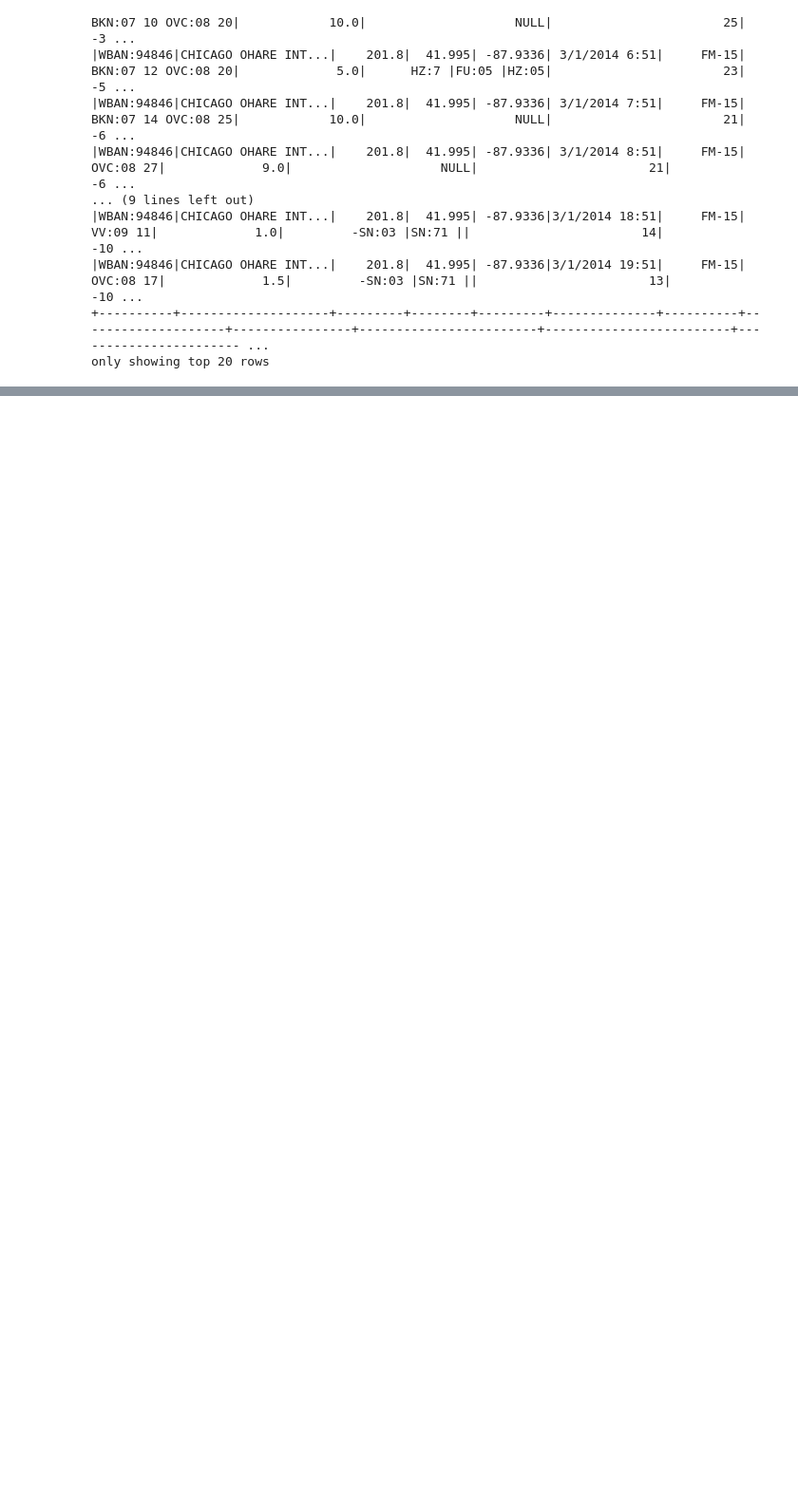
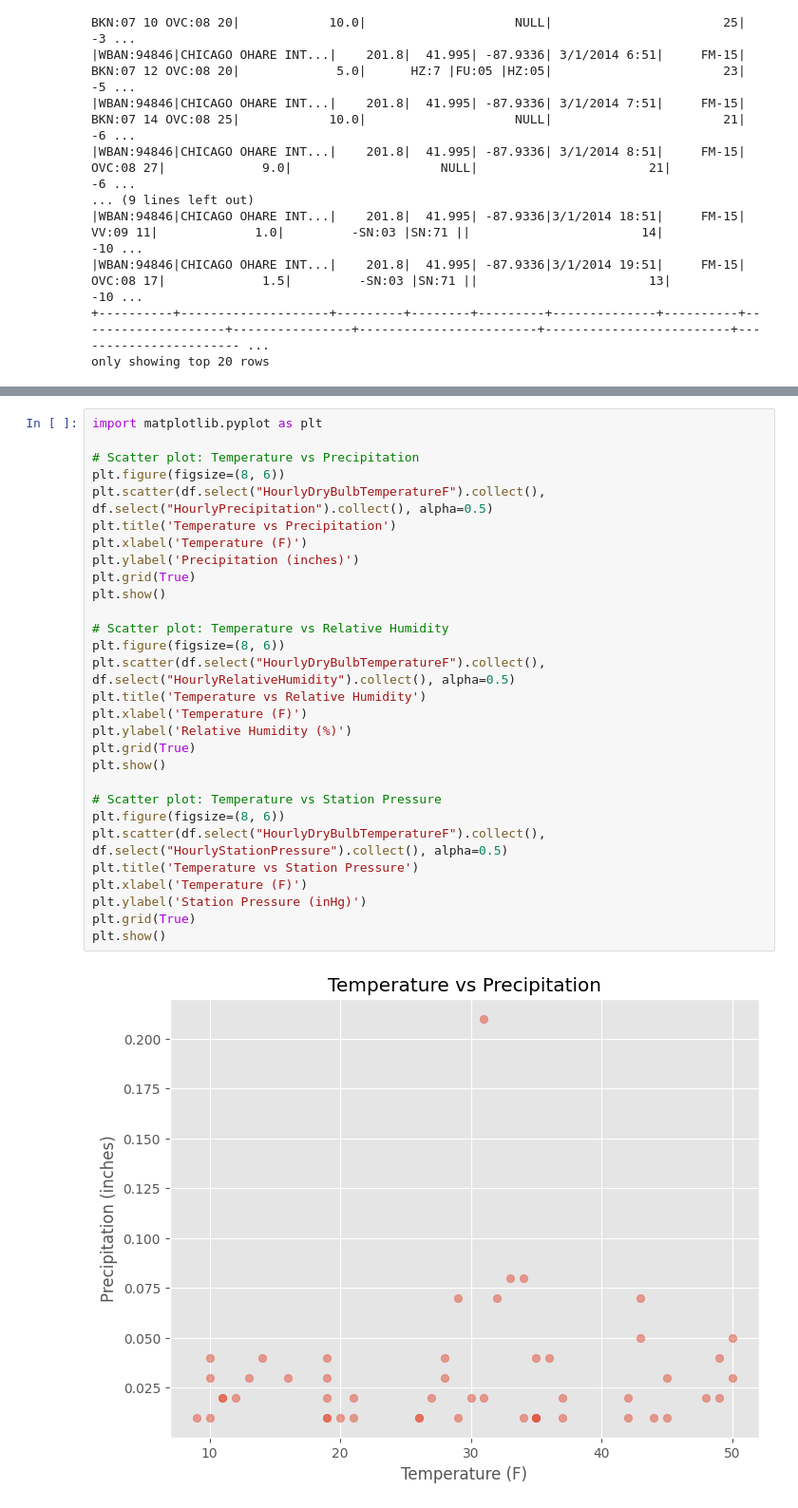
Before and after one commit to poojab2813/603-project, a Jupyter notebook: 603_project.ipynb, the cells around one changed output, grey strips where cells are left out. Shown at 95% size. Drawn from its saved outputs; the diff is of its cells as text; blank space fills up the shorter version.

```diff
--- a/603_project.ipynb
+++ b/603_project.ipynb
@@ -119,0 +164,31 @@ only showing top 20 rows
+# %%
+import matplotlib.pyplot as plt
+
+# Scatter plot: Temperature vs Precipitation
+plt.figure(figsize=(8, 6))
+plt.scatter(df.select("HourlyDryBulbTemperatureF").collect(), df.select("HourlyPrecipitation").collect(), alpha=0.5)
+plt.title('Temperature vs Precipitation')
+plt.xlabel('Temperature (F)')
+plt.ylabel('Precipitation (inches)')
+plt.grid(True)
+plt.show()
+
+# Scatter plot: Temperature vs Relative Humidity
+plt.figure(figsize=(8, 6))
+plt.scatter(df.select("HourlyDryBulbTemperatureF").collect(), df.select("HourlyRelativeHumidity").collect(), alpha=0.5)
+plt.title('Temperature vs Relative Humidity')
+plt.xlabel('Temperature (F)')
+plt.ylabel('Relative Humidity (%)')
+plt.grid(True)
+plt.show()
+
+# Scatter plot: Temperature vs Station Pressure
+plt.figure(figsize=(8, 6))
+plt.scatter(df.select("HourlyDryBulbTemperatureF").collect(), df.select("HourlyStationPressure").collect(), alpha=0.5)
+plt.title('Temperature vs Station Pressure')
+plt.xlabel('Temperature (F)')
+plt.ylabel('Station Pressure (inHg)')
+plt.grid(True)
+plt.show()
+# %% [output]
+[figure, added]
```
Also changed, not shown: parts of 46 cells of this notebook.
